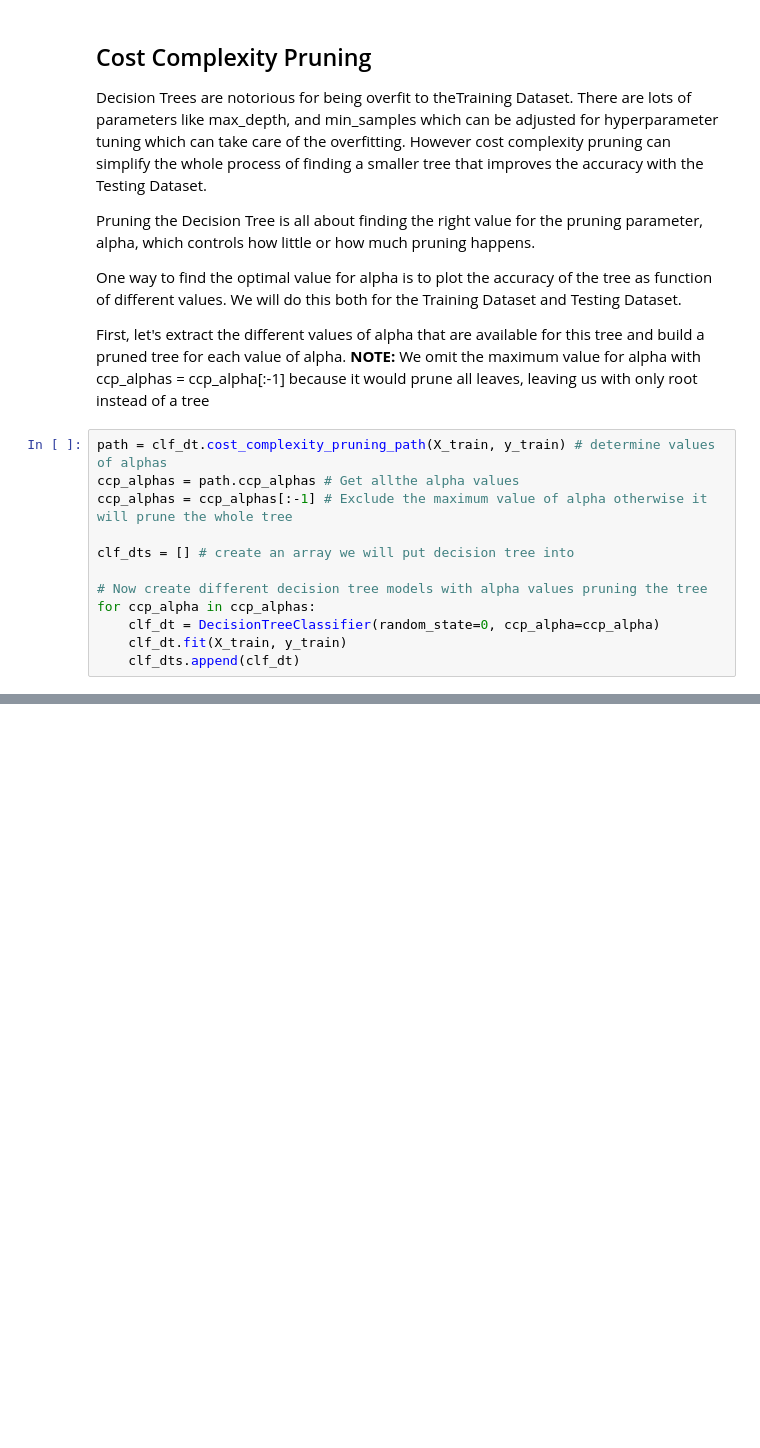
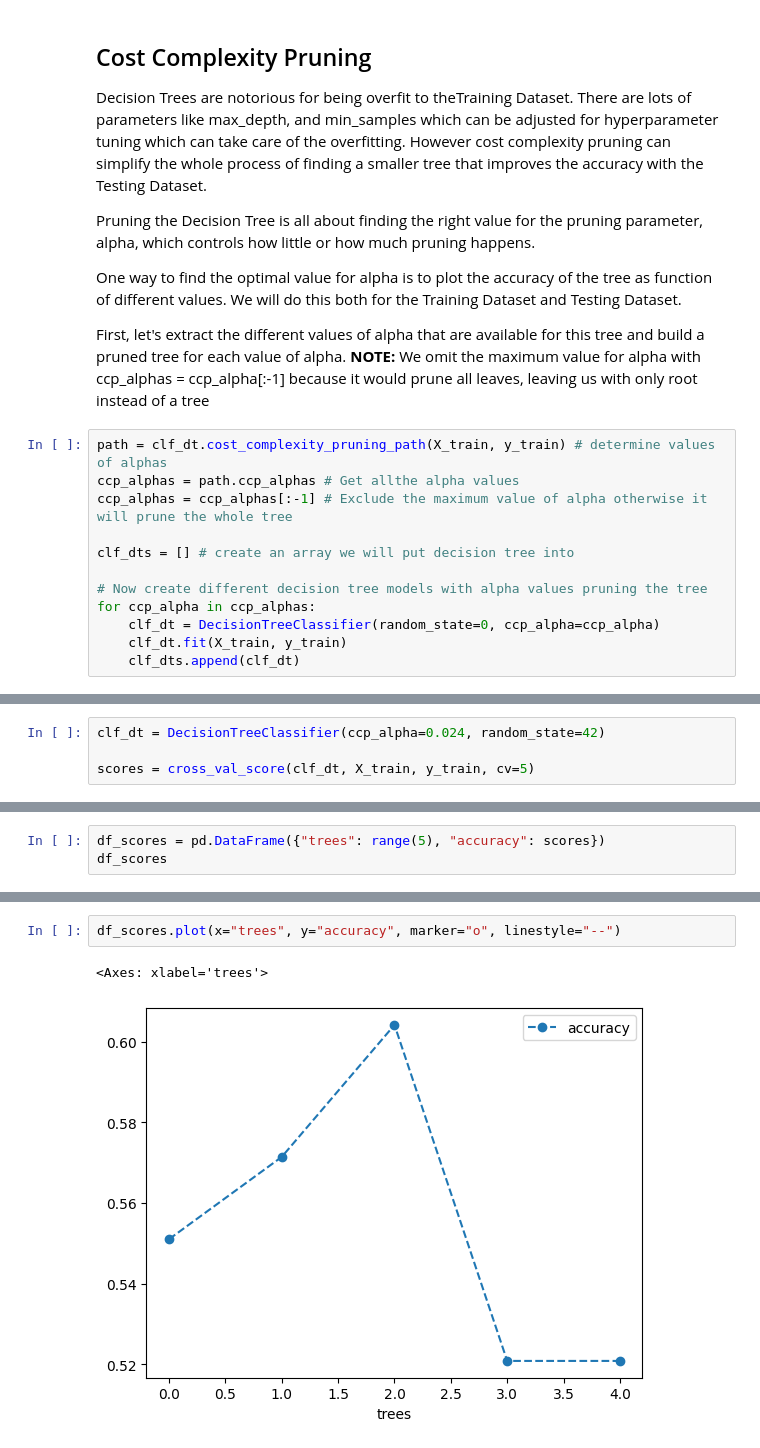
Before and after one commit to Priyo-prog/Heart-Disease-Project, a Jupyter notebook: Decision Tree.ipynb, the cells around one changed output, grey strips where cells are left out. Cells and saved outputs as stored; diff of their text form; blank space fills up the shorter version.

```diff
--- a/Decision Tree.ipynb
+++ b/Decision Tree.ipynb
@@ -428,0 +457,4 @@ for ccp_alpha in ccp_alphas:
+# %%
+clf_dt = DecisionTreeClassifier(ccp_alpha=0.024, random_state=42)
+
+scores = cross_val_score(clf_dt, X_train, y_train, cv=5)
@@ -428,0 +465,3 @@ for ccp_alpha in ccp_alphas:
+# %%
+df_scores = pd.DataFrame({"trees": range(5), "accuracy": scores})
+df_scores
@@ -428,0 +475,5 @@ for ccp_alpha in ccp_alphas:
+# %%
+df_scores.plot(x="trees", y="accuracy", marker="o", linestyle="--")
+# %% [output]
+<Axes: xlabel='trees'>
+[figure, added]
```
Also changed, not shown: parts of 19 cells of this notebook.
